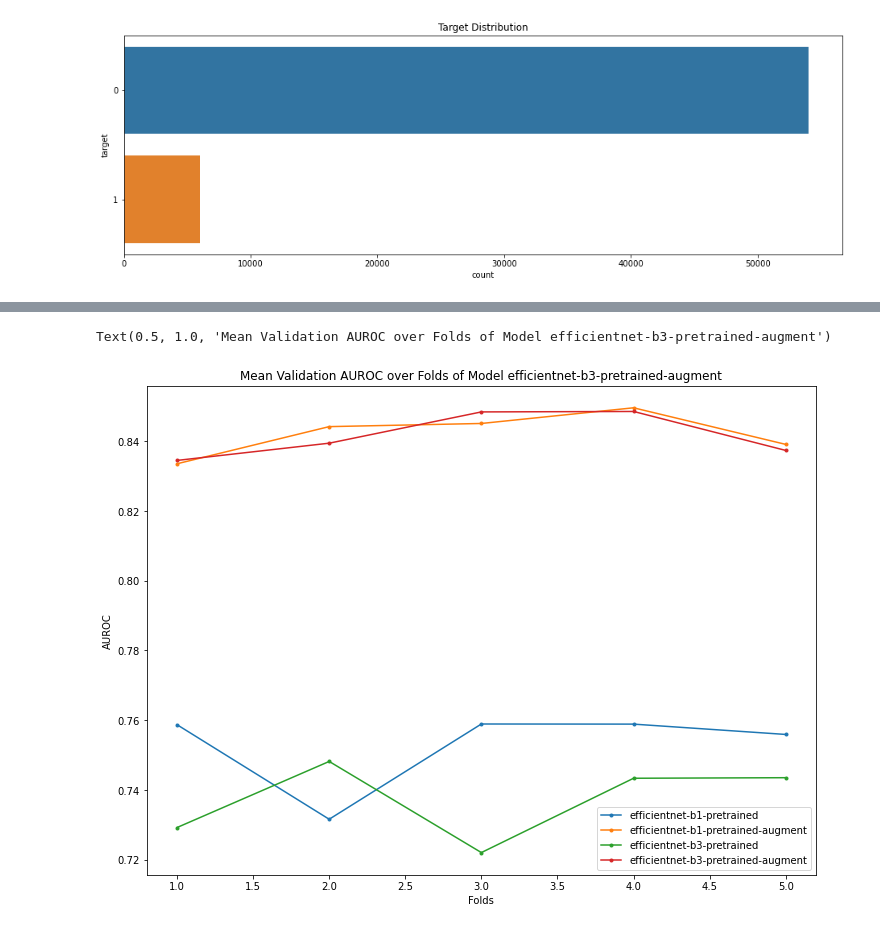
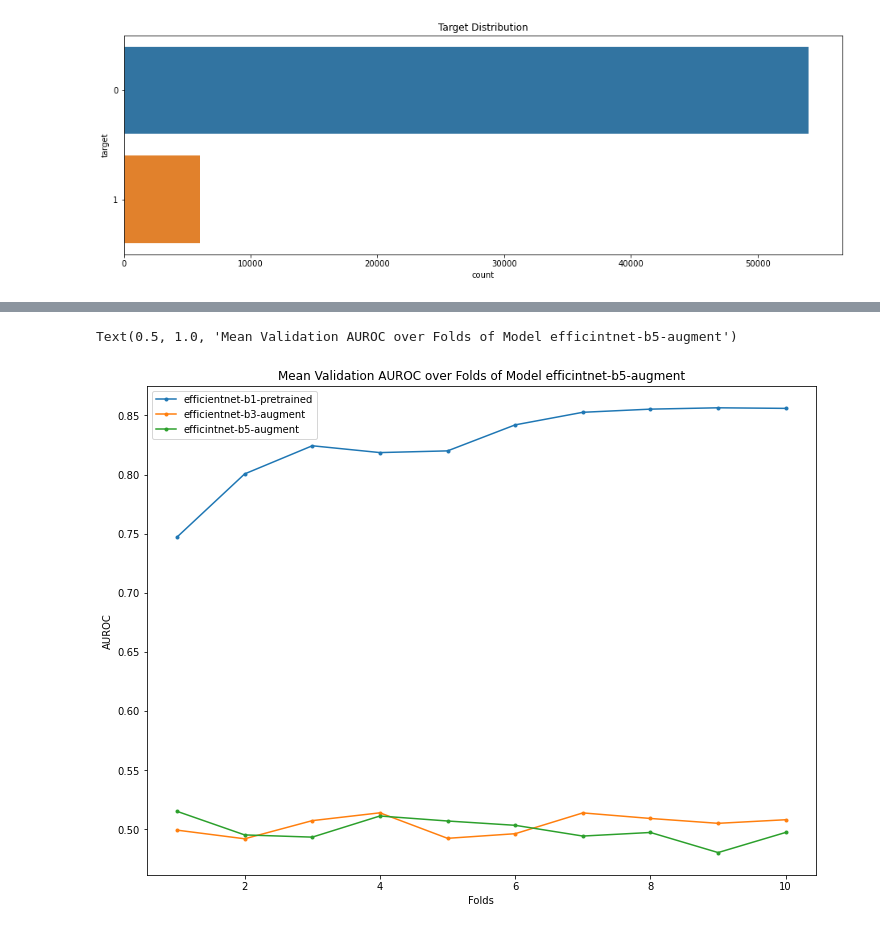
Before and after one commit to babreufig/seti-breakthrough-listen, a Jupyter notebook: modelCompare.ipynb, the cells around one changed output, grey strips where cells are left out. Cells and saved outputs as stored; diff of their text form; code cells hidden in the pictures.

Commit message:
Executed with b1, b3 and b5 with augmented version

```diff
--- a/modelCompare.ipynb
+++ b/modelCompare.ipynb
@@ -75,10 +76,11 @@ print(len(df_train))
 # %%
 class ClassificationDataset:
 
-    def __init__(self, image_paths, targets, augment=False):
+    def __init__(self, image_paths, targets, transform=None, augment=False):
         self.image_paths = image_paths
         self.targets = targets
         self.augment = augment
+        self.transform = transform
 
     def __len__(self):
         return len(self.image_paths)
@@ -94,6 +96,9 @@ class ClassificationDataset:
             img_pl = Image.fromarray(image).resize((512, 512), resample=Image.BICUBIC)
             image = np.array(img_pl)
 
+            if self.transform is not None:
+                image = self.transform(image=image)['image']
+
         return {
             "image": torch.tensor(image, dtype=torch.float) if not self.augment else torch.from_numpy(image).unsqueeze(dim=0),
             "targets": torch.tensor(targets, dtype=torch.long),
@@ -185,26 +190,27 @@ def evaluate(data_loader, model, device):
 
     return final_outputs, final_targets, loss_sum
 # %%
-baseline_name = ['efficientnet-b1', 'efficientnet-b3'] # Die Architektur bzw. das Netz? Warum ausgerechnet das?
+baseline_name = ['efficientnet-b1', 'efficientnet-b3', 'efficientnet-b5'] # Die Architektur bzw. das Netz? Warum ausgerechnet das?
 pretrained_model = {
-    baseline_name[0]: './checkpoint/efficientnet-b1-dbc7070a.pth', # Checkpoint?
-    baseline_name[1]: './checkpoint/efficientnet-b3-c8376fa2.pth'
+    baseline_name[0]: './checkpoint/efficientnet-b1-dbc7070a.pth', # Pretrained Checkpoints
+    baseline_name[1]: './checkpoint/efficientnet-b3-c8376fa2.pth',
+    baseline_name[2]: './checkpoint/efficientnet-b5-586e6cc6.pth'
 }
 models = []
 device = "cuda"
-Batch_Size = 16
+Batch_Size = 8
 X = df_train.img_path.values
 Y = df_train.target.values
 skf = StratifiedKFold(n_splits=5) # Cross Validation 5-fold, mehrschichtig (stratified)
 # -> https://scikit-learn.org/stable/auto_examples/model_selection/plot_cv_indices.html#sphx-glr-auto-examples-model-selection-plot-cv-indices-py)
 
-starter_models = [enetv2(baseline_name[0], pretrained=True, out_dim=1), enetv2(baseline_name[0], pretrained=True, out_dim=1),
-                  enetv2(baseline_name[1], pretrained=True, out_dim=1), enetv2(baseline_name[1], pretrained=True, out_dim=1)]
+starter_models = [enetv2(baseline_name[0], pretrained=True, out_dim=1),
+                          enetv2(baseline_name[1], pretrained=True, out_dim=1),
+                          enetv2(baseline_name[2], pretrained=True, out_dim=1)]
 
-names = ['efficientnet-b1-pretrained', 'efficientnet-b1-pretrained-augment',
-         'efficientnet-b3-pretrained', 'efficientnet-b3-pretrained-augment']
+names = ['efficientnet-b1-pretrained', 'efficientnet-b3-augment', 'efficintnet-b5-augment']
 
-epochs = 5
+epochs = 10
 #epochs = [[0 for i in range(5)] for i in names]
 train_losses = [[[] for i in range(5)] for i in names]
 valid_losses = [[[] for i in range(5)] for i in names]
@@ -304,12 +316,11 @@ np.save('aurocs.npy', np.array(aurocs))
 # %%
 #ab = np.load('train_losses.npy', allow_pickle=True)
 #train_losses[model][fold][epoch]
-print(aurocs[0][0])
-print(np.mean(aurocs[0][0]))
-print(np.mean(aurocs[0][1]))
-aurocs_mean = copy.deepcopy(aurocs)
-for i in range(4):
-    aurocs_mean[i] = np.mean(aurocs[i], axis=1)
-    for j in range(5):
-        print(f"mean aurocs[{i}][{j}] = {np.mean(aurocs[i][j])}")
+#print(aurocs)
+#aurocs_mean = copy.deepcopy(aurocs)
+#for i in range(10):
+#    aurocs_mean[i] = np.mean(aurocs[i], axis=1)
+#    for j in range(3):
+#        print(f"mean aurocs[{i}][{j}] = {np.mean(aurocs[i][j])}")
+aurocs[0]
 # %% [output]
@@ -333,11 +344,11 @@ mean aurocs[3][4] = 0.8373976929012346
 # %%
 plt.figure(figsize=(12,9))
-for j in range(4):
-    plt.plot(range(1, epochs+1), aurocs_mean[j], label=names[j], marker=".")
+for j in range(3):
+    plt.plot(range(1, epochs+1), aurocs[j][1], label=names[j], marker=".")
 plt.xlabel("Folds")
 plt.ylabel("AUROC")
 plt.legend()
 plt.title(f"Mean Validation AUROC over Folds of Model {names[j]}")
 # %% [output]
-Text(0.5, 1.0, 'Mean Validation AUROC over Folds of Model efficientnet-b3-pretrained-augment')
+Text(0.5, 1.0, 'Mean Validation AUROC over Folds of Model efficintnet-b5-augment')
-[figure, old version]
+[figure, new version]
```
Also changed, not shown: parts of 5 cells of this notebook, 4 other files.
